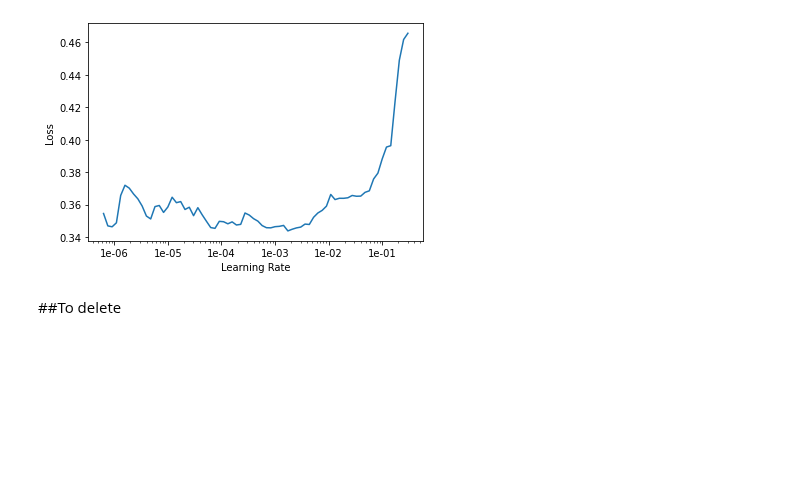
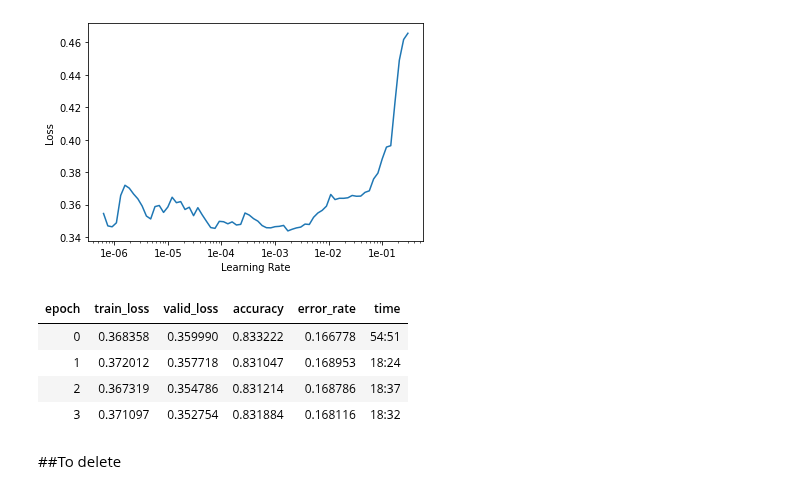
Before and after one commit to GrueneKatze/AI-for-Medicine-Coursera, a Jupyter notebook: Pneumonia_detection_with_FastAI.ipynb, the cells around one changed output. Cells and saved outputs as stored; diff of their text form; code cells hidden in the pictures; blank space fills up the shorter version.

```diff
--- a/Pneumonia_detection_with_FastAI.ipynb
+++ b/Pneumonia_detection_with_FastAI.ipynb
@@ -356,3 +356,13 @@ LR Finder is complete, type {learner_name}.recorder.plot() to see the graph.
 learn.recorder.plot()
 # %% [output]
 [figure]
+# %%
+lr = 3e-3
+# %%
+learn.fit_one_cycle(4, slice(lr))
+# %% [output]
+| epoch | train_loss | valid_loss | accuracy | error_rate | time |
+| 0 | 0.368358 | 0.359990 | 0.833222 | 0.166778 | 54:51 |
+| 1 | 0.372012 | 0.357718 | 0.831047 | 0.168953 | 18:24 |
+| 2 | 0.367319 | 0.354786 | 0.831214 | 0.168786 | 18:37 |
+| 3 | 0.371097 | 0.352754 | 0.831884 | 0.168116 | 18:32 |
```
Also changed, not shown: parts of 2 cells of this notebook.
